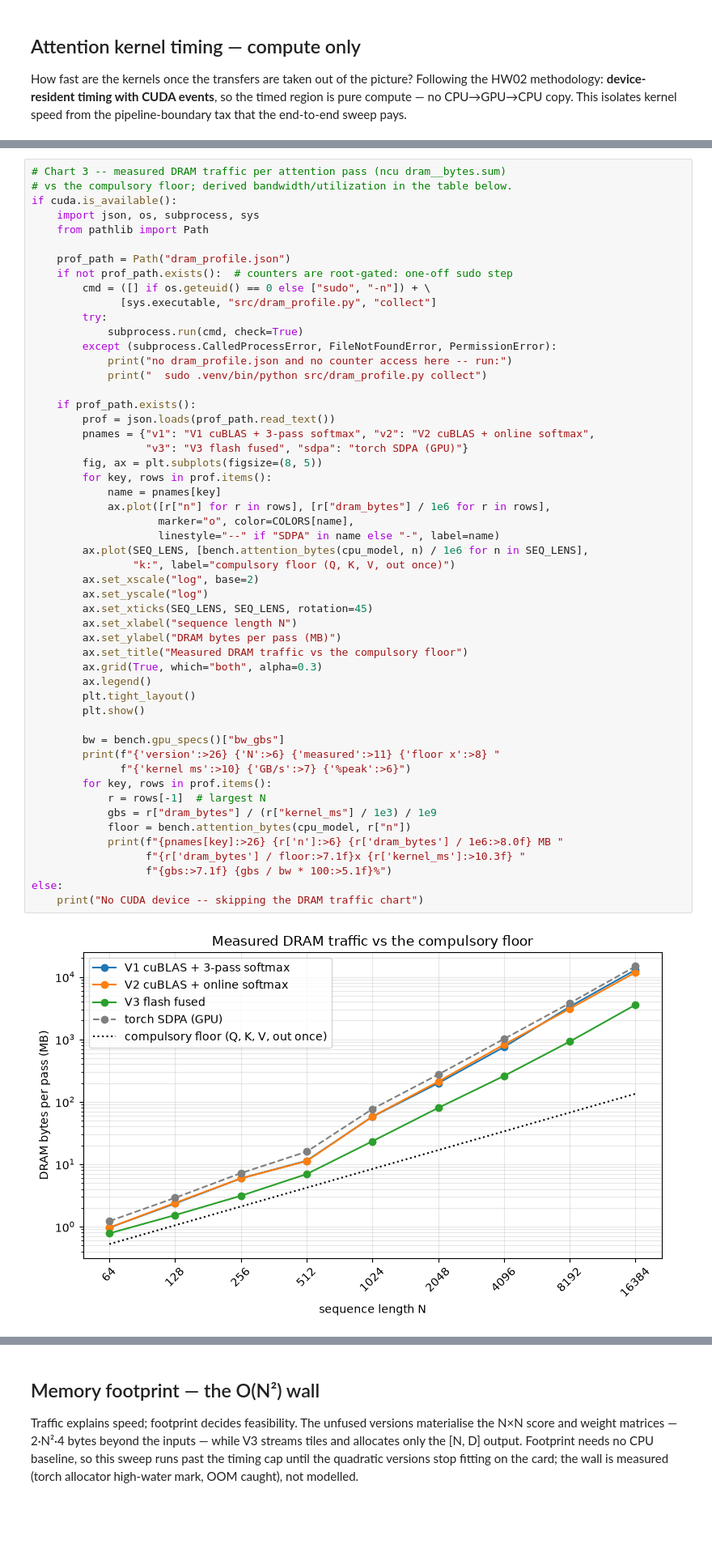
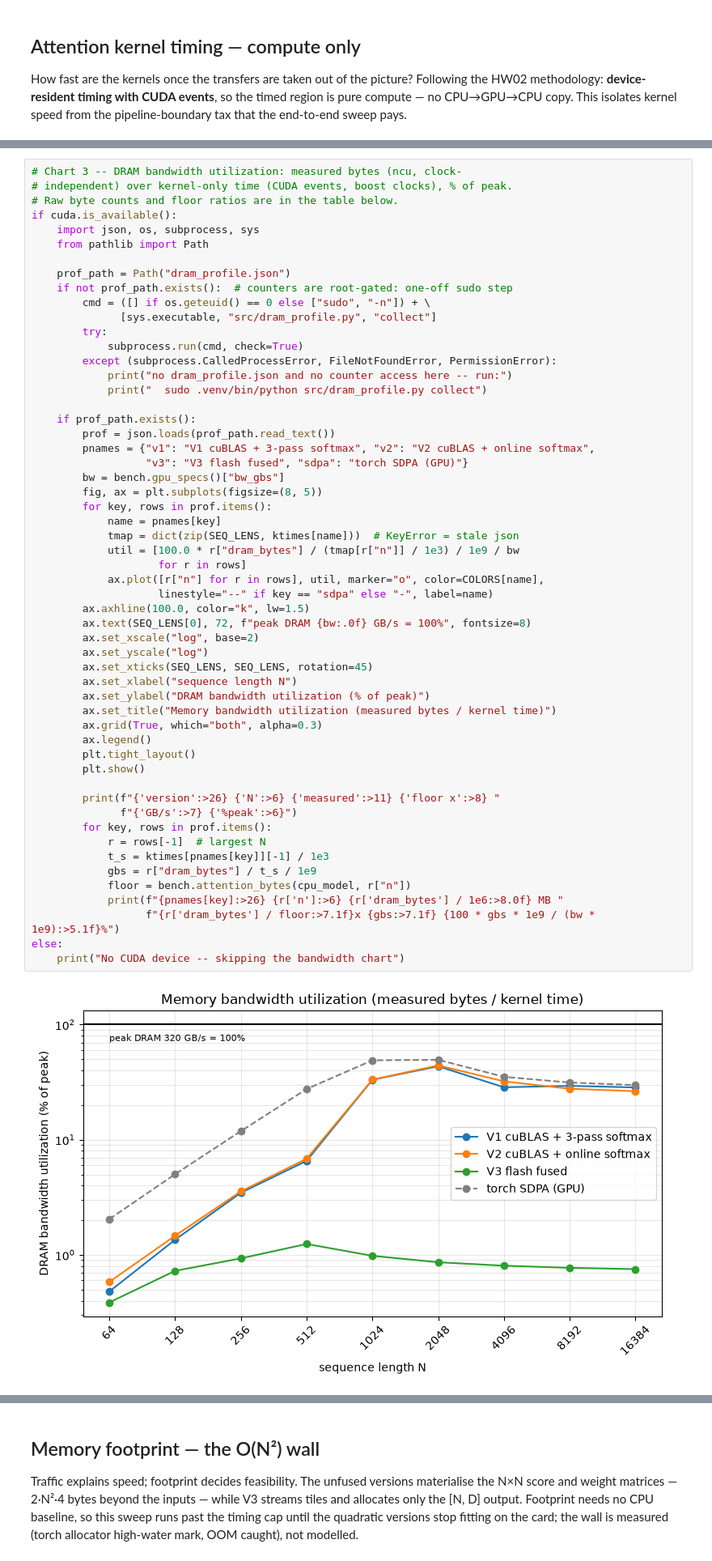
Before and after one commit to LtnLinh/Transformer-Attention-Mechanism, a Jupyter notebook: demo.ipynb, the cells around one changed output, grey strips where cells are left out. Shown at 81% size. Cells and saved outputs as stored; diff of their text form; blank space fills up the shorter version.

```diff
--- a/demo.ipynb
+++ b/demo.ipynb
@@ -467,6 +460,7 @@ V1's 13 GB over its 143 ms boost-clock kernel time is ~91 GB/s against the
 # %%
-# Chart 3 -- measured DRAM traffic per attention pass (ncu dram__bytes.sum)
-# vs the compulsory floor; derived bandwidth/utilization in the table below.
+# Chart 3 -- DRAM bandwidth utilization: measured bytes (ncu, clock-
+# independent) over kernel-only time (CUDA events, boost clocks), % of peak.
+# Raw byte counts and floor ratios are in the table below.
 if cuda.is_available():
     import json, os, subprocess, sys
     from pathlib import Path
@@ -477,44 +471,46 @@ if cuda.is_available():
               [sys.executable, "src/dram_profile.py", "collect"]
         try:
             subprocess.run(cmd, check=True)
         except (subprocess.CalledProcessError, FileNotFoundError, PermissionError):
             print("no dram_profile.json and no counter access here -- run:")
             print("  sudo .venv/bin/python src/dram_profile.py collect")
 
     if prof_path.exists():
         prof = json.loads(prof_path.read_text())
         pnames = {"v1": "V1 cuBLAS + 3-pass softmax", "v2": "V2 cuBLAS + online softmax",
                   "v3": "V3 flash fused", "sdpa": "torch SDPA (GPU)"}
+        bw = bench.gpu_specs()["bw_gbs"]
         fig, ax = plt.subplots(figsize=(8, 5))
         for key, rows in prof.items():
             name = pnames[key]
-            ax.plot([r["n"] for r in rows], [r["dram_bytes"] / 1e6 for r in rows],
-                    marker="o", color=COLORS[name],
-                    linestyle="--" if "SDPA" in name else "-", label=name)
-        ax.plot(SEQ_LENS, [bench.attention_bytes(cpu_model, n) / 1e6 for n in SEQ_LENS],
-                "k:", label="compulsory floor (Q, K, V, out once)")
+            tmap = dict(zip(SEQ_LENS, ktimes[name]))  # KeyError = stale json
+            util = [100.0 * r["dram_bytes"] / (tmap[r["n"]] / 1e3) / 1e9 / bw
+                    for r in rows]
+            ax.plot([r["n"] for r in rows], util, marker="o", color=COLORS[name],
+                    linestyle="--" if key == "sdpa" else "-", label=name)
+        ax.axhline(100.0, color="k", lw=1.5)
+        ax.text(SEQ_LENS[0], 72, f"peak DRAM {bw:.0f} GB/s = 100%", fontsize=8)
         ax.set_xscale("log", base=2)
         ax.set_yscale("log")
         ax.set_xticks(SEQ_LENS, SEQ_LENS, rotation=45)
         ax.set_xlabel("sequence length N")
-        ax.set_ylabel("DRAM bytes per pass (MB)")
-        ax.set_title("Measured DRAM traffic vs the compulsory floor")
+        ax.set_ylabel("DRAM bandwidth utilization (% of peak)")
+        ax.set_title("Memory bandwidth utilization (measured bytes / kernel time)")
         ax.grid(True, which="both", alpha=0.3)
         ax.legend()
         plt.tight_layout()
         plt.show()
 
-        bw = bench.gpu_specs()["bw_gbs"]
         print(f"{'version':>26} {'N':>6} {'measured':>11} {'floor x':>8} "
-              f"{'kernel ms':>10} {'GB/s':>7} {'%peak':>6}")
+              f"{'GB/s':>7} {'%peak':>6}")
         for key, rows in prof.items():
             r = rows[-1]  # largest N
-            gbs = r["dram_bytes"] / (r["kernel_ms"] / 1e3) / 1e9
+            t_s = ktimes[pnames[key]][-1] / 1e3
+            gbs = r["dram_bytes"] / t_s / 1e9
             floor = bench.attention_bytes(cpu_model, r["n"])
             print(f"{pnames[key]:>26} {r['n']:>6} {r['dram_bytes'] / 1e6:>8.0f} MB "
-                  f"{r['dram_bytes'] / floor:>7.1f}x {r['kernel_ms']:>10.3f} "
-                  f"{gbs:>7.1f} {gbs / bw * 100:>5.1f}%")
+                  f"{r['dram_bytes'] / floor:>7.1f}x {gbs:>7.1f} {100 * gbs * 1e9 / (bw * 1e9):>5.1f}%")
 else:
-    print("No CUDA device -- skipping the DRAM traffic chart")
+    print("No CUDA device -- skipping the bandwidth chart")
 # %% [output]
-[figure, old version]
+[figure, new version]
```
Also changed, not shown: parts of 10 cells of this notebook.
